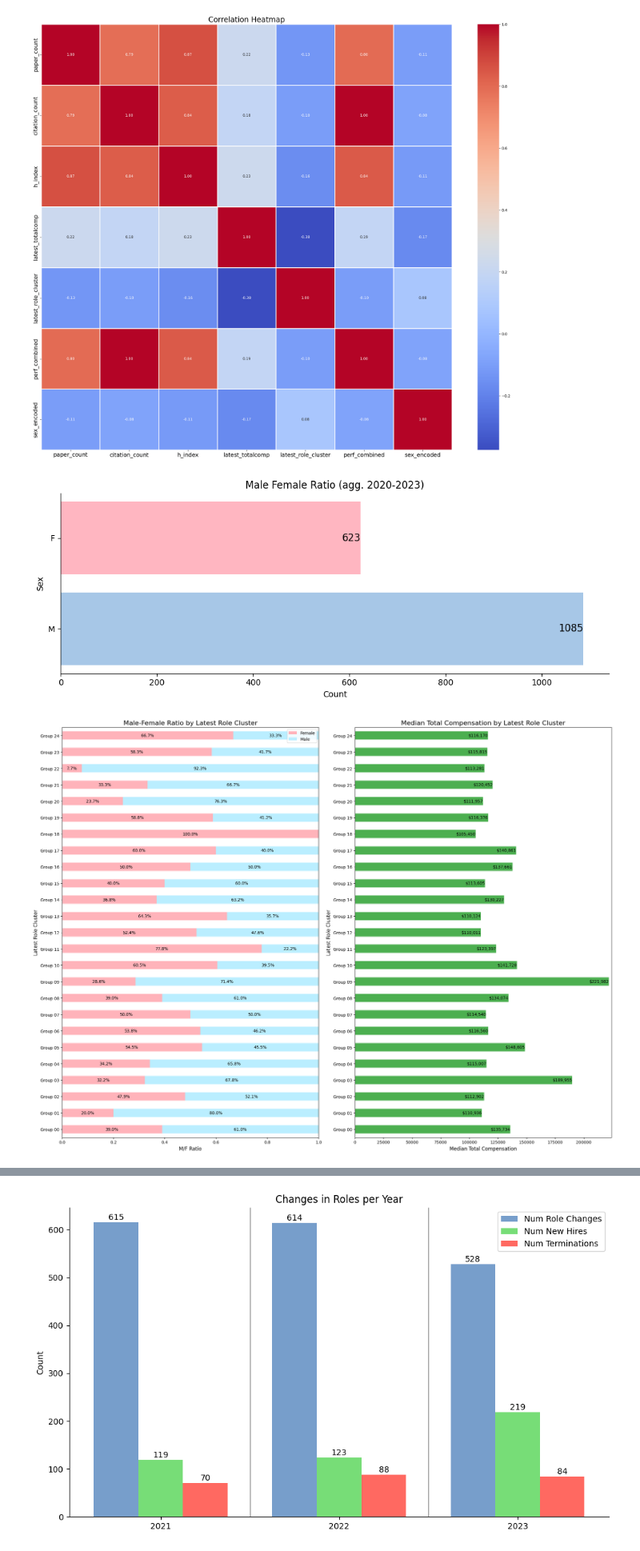
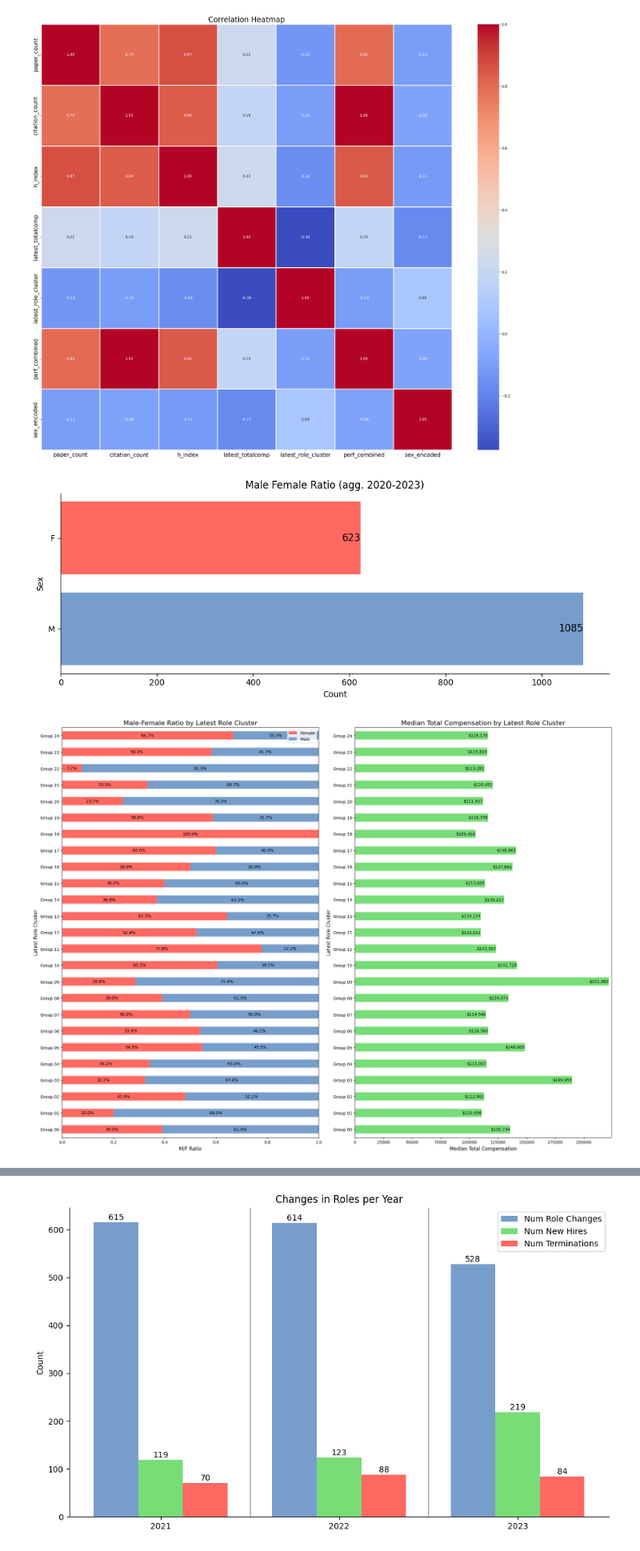
Before and after one commit to sueszli/uwaterloos-sunshines, a Jupyter notebook: src/plots.ipynb, the cells around one changed output, grey strips where cells are left out. Shown at 80% size. Saved outputs shown, nothing was run; the diff lists cells and outputs as text; code cells hidden in the pictures.

```diff
--- a/src/plots.ipynb
+++ b/src/plots.ipynb
@@ -209,6 +209,9 @@ plt.show()
 [figure]
 [figure]
 # %%
+hex_blue="#779ECB"
+hex_pink="#FF6961"
+
 #
 # m/f ratio
 #
@@ -220,9 +223,8 @@ plt.show()
 sex_counts = df["sex"].value_counts(dropna=False)
 
 fig, ax = plt.subplots(figsize=(10, 4))
-pastel_blue = "#A7C7E7"
-pastel_pink = "#FFB6C1"
-colors = [pastel_blue, pastel_pink, "lightgray"]
+
+colors = [hex_blue, hex_pink, "lightgray"]
 bars = ax.barh(sex_counts.index, sex_counts.values, color=colors)
 
 ax.set_xlabel("Count")
@@ -252,7 +254,7 @@ gender_ratio = plot_df.groupby("latest_role_cluster")["sex"].value_counts(normal
 gender_ratio = gender_ratio.fillna(0)
 # gender_ratio = gender_ratio.sort_values('F', ascending=False) # sort by F in descending order
 
-gender_ratio.plot(kind="barh", stacked=True, color=["#FFB3BA", "#BAEEFF"], ax=ax1)
+gender_ratio.plot(kind="barh", stacked=True, color=[hex_pink, hex_blue], ax=ax1)
 
 ax1.set_title("Male-Female Ratio by Latest Role Cluster", fontsize=16)
 ax1.set_xlabel("M/F Ratio", fontsize=12)
@@ -267,36 +269,36 @@ ax1.set_yticklabels(yticks)
 for i, row in enumerate(gender_ratio.itertuples()):
     female_pct = row.F if not np.isnan(row.F) else 0
     male_pct = row.M if not np.isnan(row.M) else 0
     if female_pct > 0:
         ax1.text(female_pct / 2, i, f"{female_pct:.1%}", va="center", ha="center", color="black")
     if male_pct > 0:
         ax1.text(female_pct + male_pct / 2, i, f"{male_pct:.1%}", va="center", ha="center", color="black")
 
 # ---------- plot1
 
 plot_df = df[df["latest_totalcomp"].notna() & df["latest_role_cluster"].notna()]
 med_comp = plot_df.groupby("latest_role_cluster")["latest_totalcomp"].median()
 # med_comp = med_comp.sort_values(ascending=False)
 
-med_comp.plot(kind="barh", color="#4CAF50", ax=ax2)
+med_comp.plot(kind="barh", color="#77DD77", ax=ax2)
 
 ax2.set_title("Median Total Compensation by Latest Role Cluster", fontsize=16)
 ax2.set_xlabel("Median Total Compensation", fontsize=12)
 ax2.set_ylabel("Latest Role Cluster", fontsize=12)
 ax2.set_xlim(0, med_comp.max() * 1.01)
 
 yticks = [f"Group {int(i):02d}" for i in med_comp.index]
 ax2.set_yticks(range(len(yticks)))
 ax2.set_yticklabels(yticks)
 
 for i, value in enumerate(med_comp):
     ax2.text(value, i, f"${value:,.0f}", va="center", ha="right", color="black")
 
 plt.tight_layout()
 plt.show()
 # %% [output]
-[figure, old version]
+[figure, new version]
-[figure, old version]
+[figure, new version]
 # %%
 #
 # time series data
```
